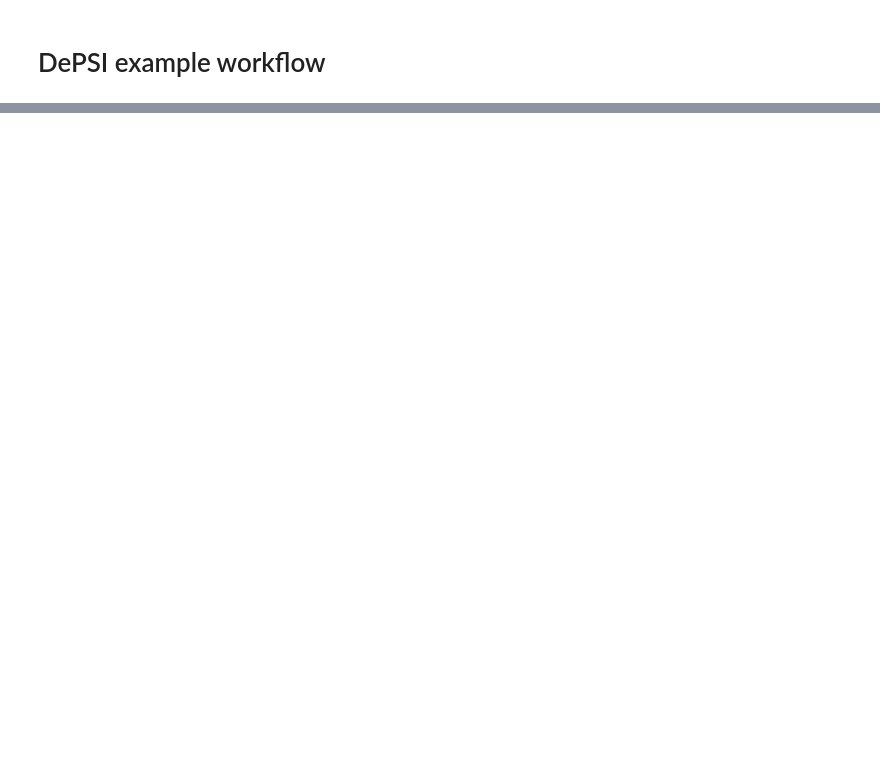
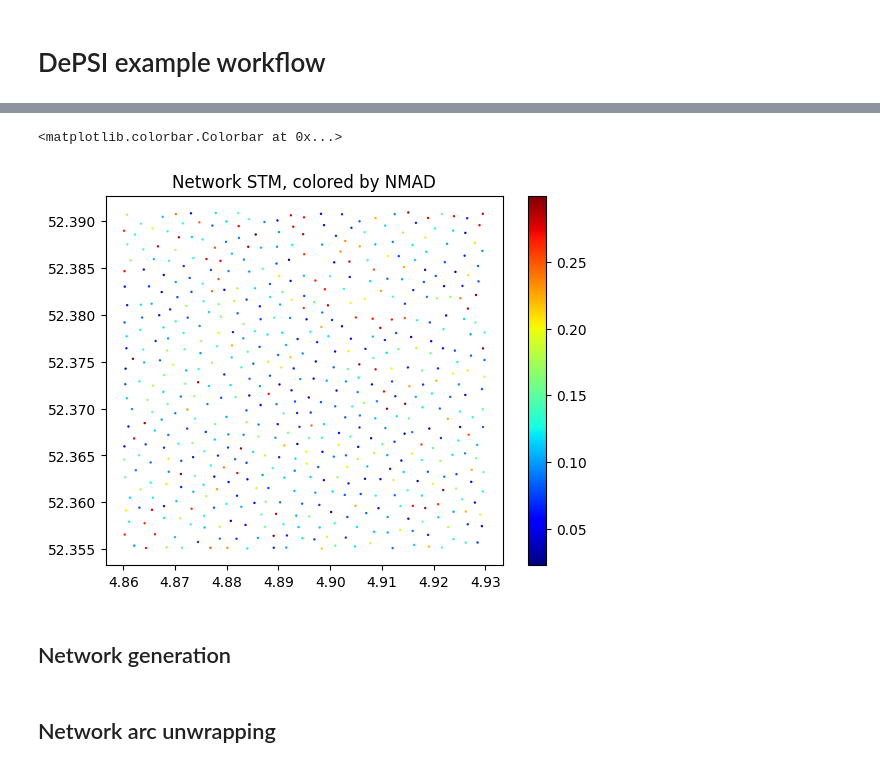
Before and after one commit to TUDelftGeodesy/DePSI, a Jupyter notebook: docs/notebooks/demo_depsi.ipynb, the cells around one changed output, grey strips where cells are left out. Saved outputs shown, nothing was run; the diff lists cells and outputs as text; code cells hidden in the pictures; blank space fills up the shorter version.

```diff
--- a/docs/notebooks/demo_depsi.ipynb
+++ b/docs/notebooks/demo_depsi.ipynb
@@ -565,0 +76,3 @@ stm_save = stm_save.chunk({'space': -1, 'time': 'auto'})
+# %%
+# DEBUG ONLY
+slcs = slcs.isel(time=slice(0, 100))
@@ -565,0 +81,7 @@ stm_save = stm_save.chunk({'space': -1, 'time': 'auto'})
+# %%
+stm = ps_selection(slcs,
+                   method="nmad",
+                   threshold=0.30,
+                   output_chunks=1000,
+                   mem_persist=False)
+stm
@@ -565,0 +108,4 @@ stm_save = stm_save.chunk({'space': -1, 'time': 'auto'})
+# %%
+# Outlier detection
+stm = detect_outliers_stm(stm)
+stm
@@ -565,0 +132,3 @@ stm_save = stm_save.chunk({'space': -1, 'time': 'auto'})
+# %%
+stm_network = network_stm_selection(stm, min_dist=200, azimuth_spacing=20, range_spacing=5)
+stm_network
@@ -565,0 +153,14 @@ stm_save = stm_save.chunk({'space': -1, 'time': 'auto'})
+# %%
+# Visualize results
+colormap = cm.jet
+fig, ax = plt.subplots()
+plt.title("Network STM, colored by NMAD")
+plt.scatter(stm_network['lon'], stm_network['lat'], c=stm_network['time_selection_nmad'], s=0.5, cmap=colormap)
+plt.colorbar()
+# %% [output]
+<matplotlib.colorbar.Colorbar at 0x...>
+[figure, added]
+# %% [markdown]
+## Network generation
+# %% [markdown]
+## Network arc unwrapping
```
Also changed, not shown: parts of 39 cells of this notebook, 3 other files.
